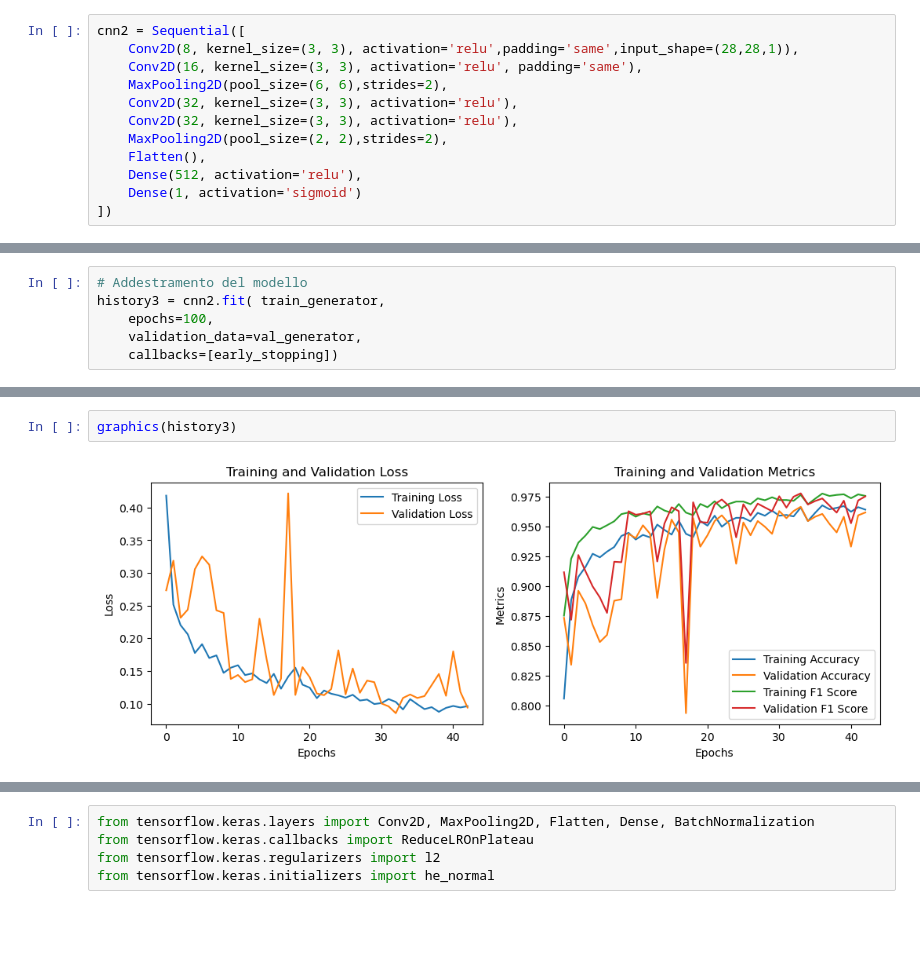
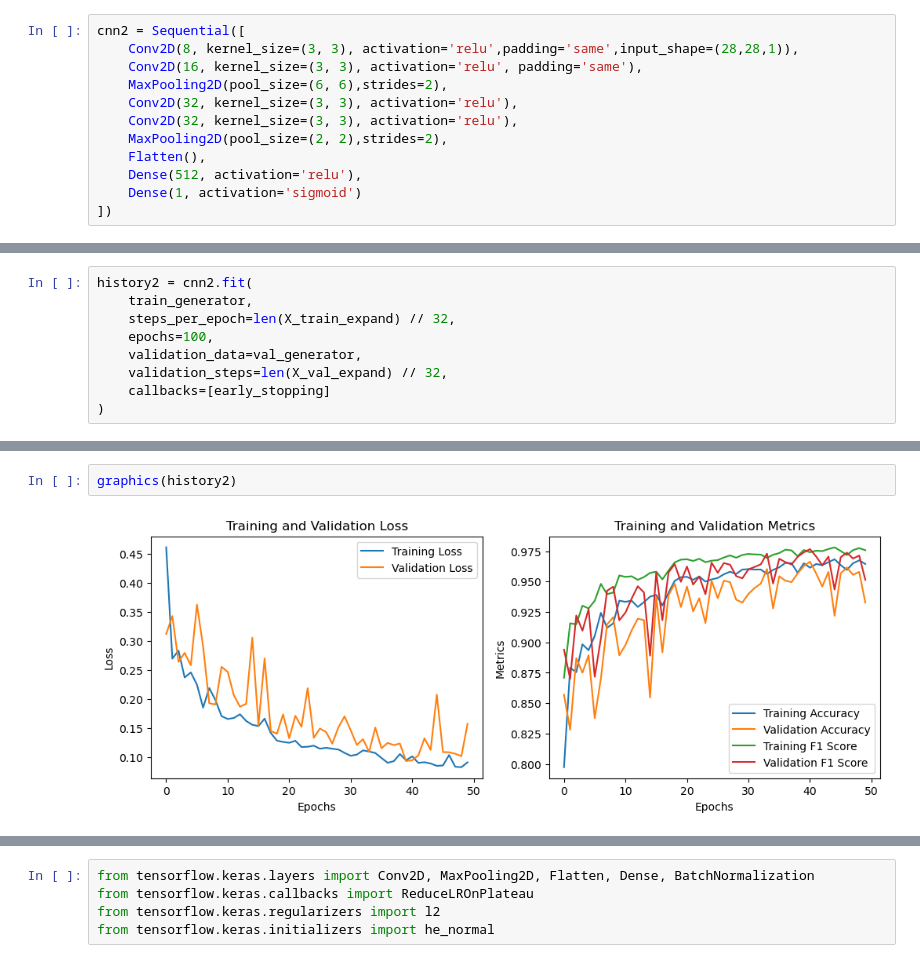
Before and after one commit to MarcoLor01/MachineLearningProject, a Jupyter notebook: pneumonia.ipynb, the cells around one changed output, grey strips where cells are left out. Cells and saved outputs as stored; diff of their text form; blank space fills up the shorter version.

```diff
--- a/pneumonia.ipynb
+++ b/pneumonia.ipynb
@@ -599,10 +598,13 @@ Trainable params: 278,305
 Non-trainable params: 0
 _________________________________________________________________
 # %%
-# Addestramento del modello
-history3 = cnn2.fit( train_generator,
+history2 = cnn2.fit(
+    train_generator,
+    steps_per_epoch=len(X_train_expand) // 32,
     epochs=100,
     validation_data=val_generator,
-    callbacks=[early_stopping])
+    validation_steps=len(X_val_expand) // 32,
+    callbacks=[early_stopping]
+)
 # %% [output]
 Epoch 1/100
@@ -625,4 +627,4 @@ Epoch 43/100
 # %%
-graphics(history3)
+graphics(history2)
 # %% [output]
-[figure, old version]
+[figure, new version]
```
Also changed, not shown: parts of 54 cells of this notebook.
